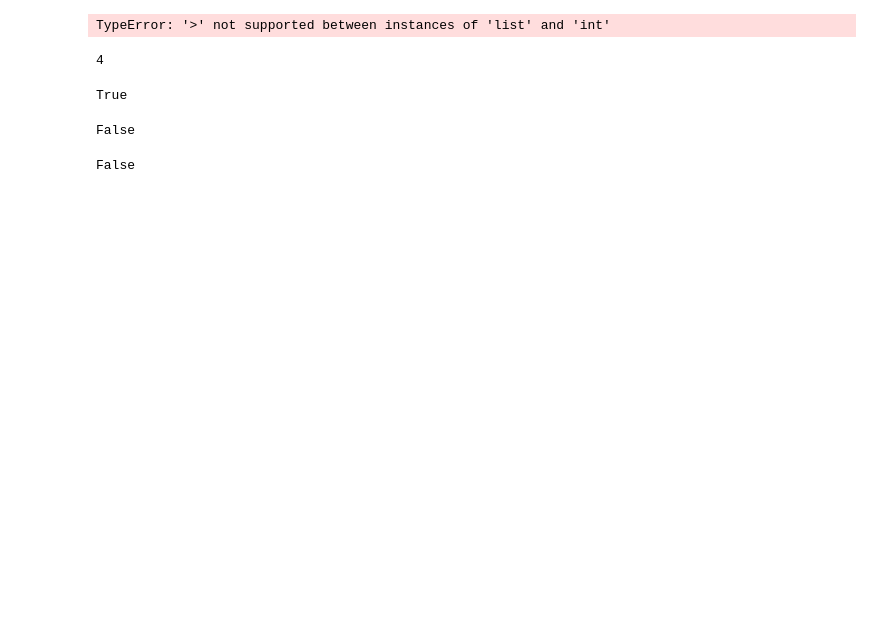
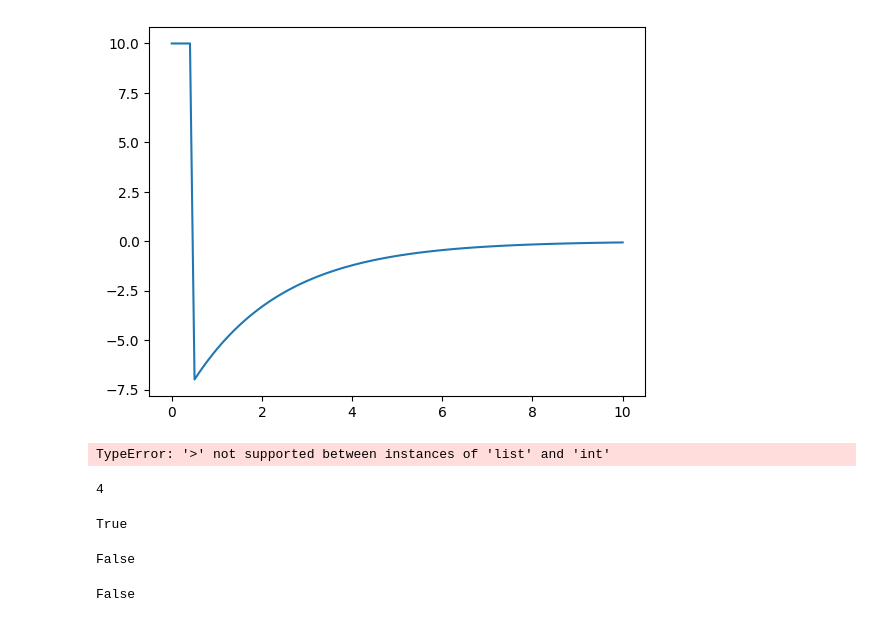
Before and after one commit to D-Gaard/MoleculeSim, a Jupyter notebook: ownSim/test.ipynb, the cells around one changed output. Cells and saved outputs as stored; diff of their text form; code cells hidden in the pictures; blank space fills up the shorter version.

```diff
--- a/ownSim/test.ipynb
+++ b/ownSim/test.ipynb
@@ -3,0 +8,6 @@ import random
+# %%
+def force(x, cut_off = 0.5):
+  if x > cut_off:
+    return - 9*np.exp(-0.5*x)
+  else:
+    return 10
@@ -4,3 +107,13 @@ import random
+# %%
+x = np.linspace(0,10,100)
+res = [force(elm, 0.5) for elm in x]
+#print(res[:10])
+plt.figure()
+#plt.yscale("log")
+plt.plot(x,res)
+plt.show()
+# %% [output]
+[figure, added]
 # %%
 lst = [-1,2,5,9]
 print(any(lst > 0))
```
Also changed, not shown: parts of 4 cells of this notebook, 3 other files.
